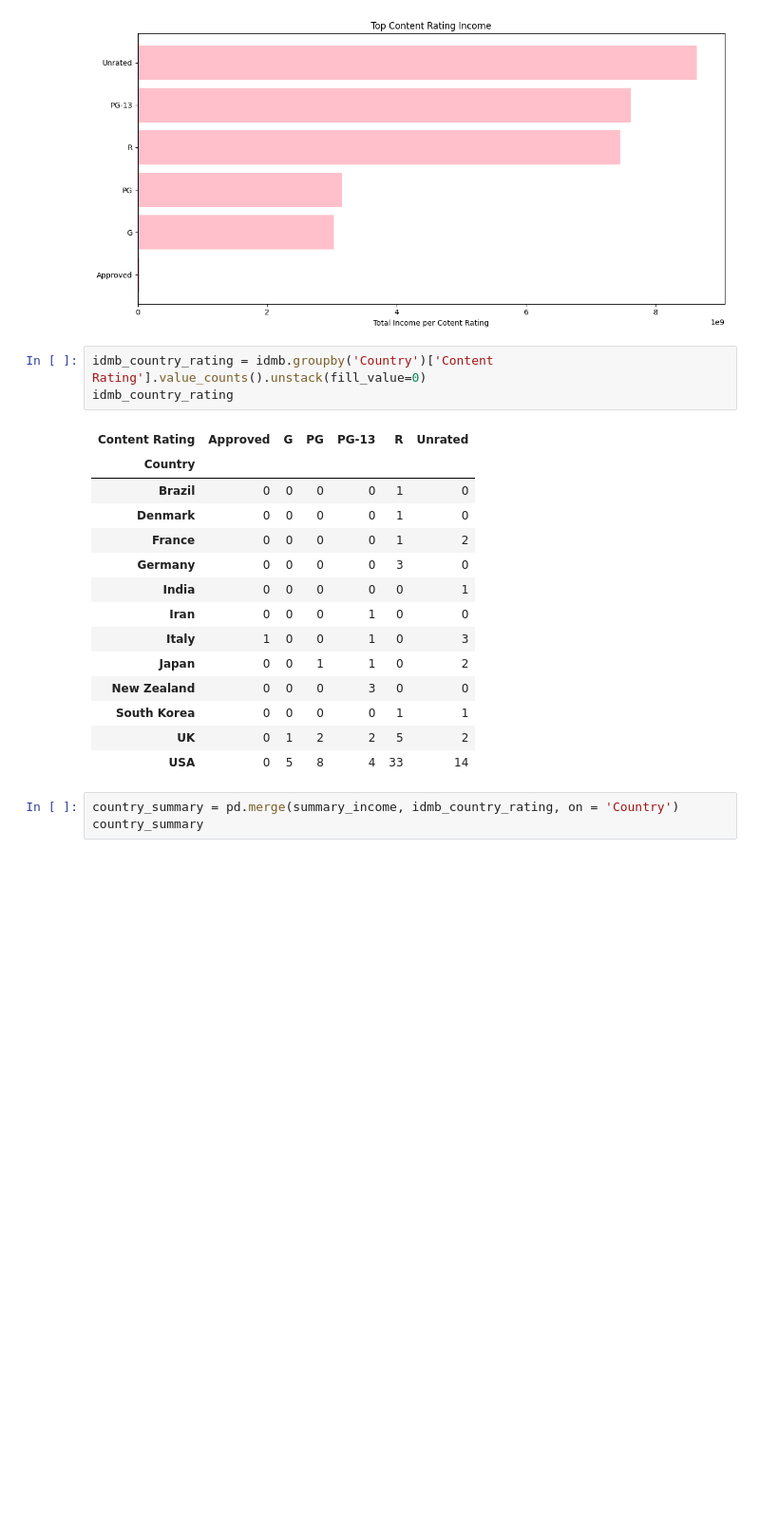
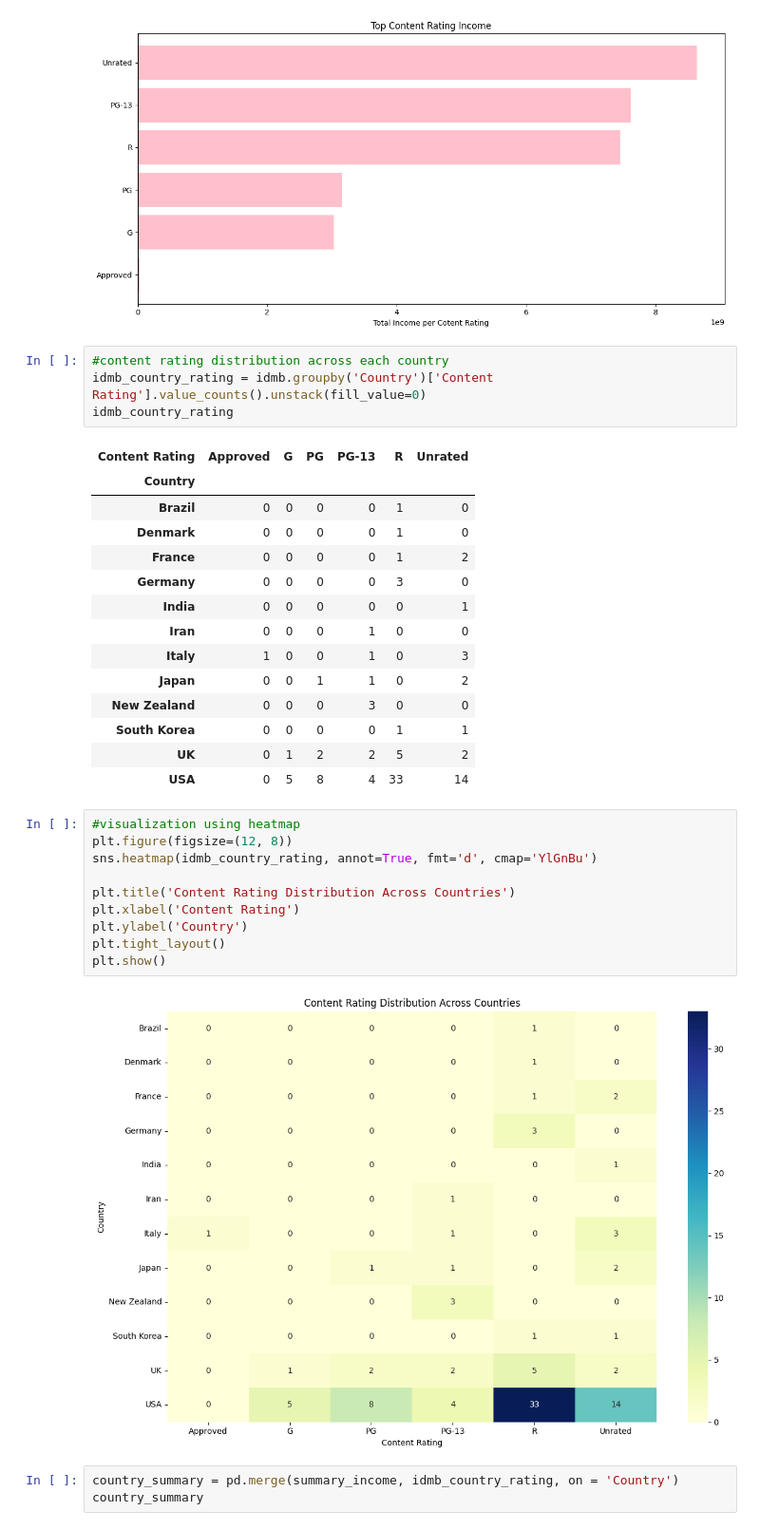
Before and after one commit to AyaUchiv/IDMB_MOVIE_DATASET, a Jupyter notebook: ANALYSIS/idmb_analysis.ipynb, the cells around one changed output. Shown at 95% size. Saved outputs shown, nothing was run; the diff lists cells and outputs as text; blank space fills up the shorter version.

```diff
--- a/ANALYSIS/idmb_analysis.ipynb
+++ b/ANALYSIS/idmb_analysis.ipynb
@@ -121,6 +122,7 @@ plt.show()
 # %% [output]
 [figure]
 # %%
+#content rating distribution across each country
 idmb_country_rating = idmb.groupby('Country')['Content Rating'].value_counts().unstack(fill_value=0)
 idmb_country_rating
 # %% [output]
@@ -138,6 +140,18 @@ idmb_country_rating
 | South Korea | 0 | 0 | 0 | 0 | 1 | 1 |
 | UK | 0 | 1 | 2 | 2 | 5 | 2 |
 | USA | 0 | 5 | 8 | 4 | 33 | 14 |
+# %%
+#visualization using heatmap
+plt.figure(figsize=(12, 8))
+sns.heatmap(idmb_country_rating, annot=True, fmt='d', cmap='YlGnBu')
+
+plt.title('Content Rating Distribution Across Countries')
+plt.xlabel('Content Rating')
+plt.ylabel('Country')
+plt.tight_layout()
+plt.show()
+# %% [output]
+[figure, added]
 # %%
 country_summary = pd.merge(summary_income, idmb_country_rating, on = 'Country')
 country_summary
```
Also changed, not shown: parts of 6 cells of this notebook.
